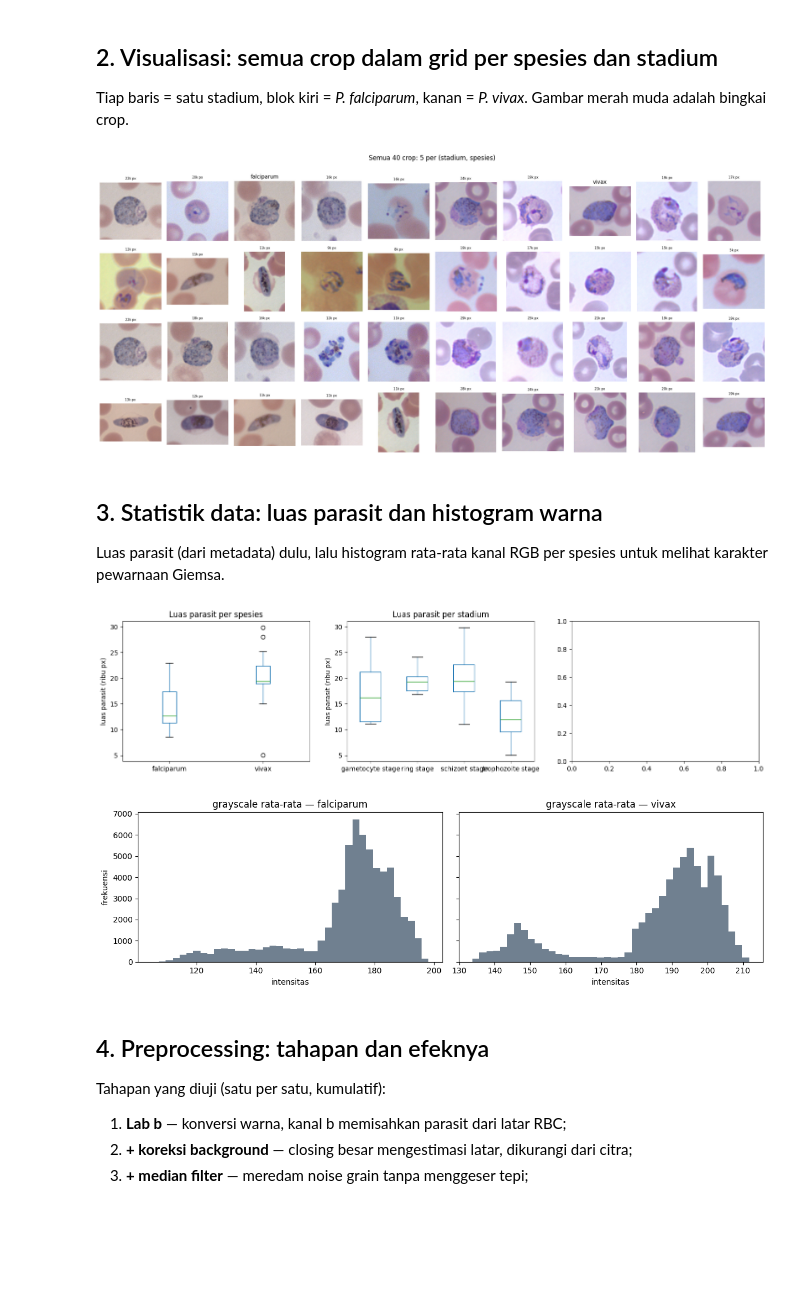
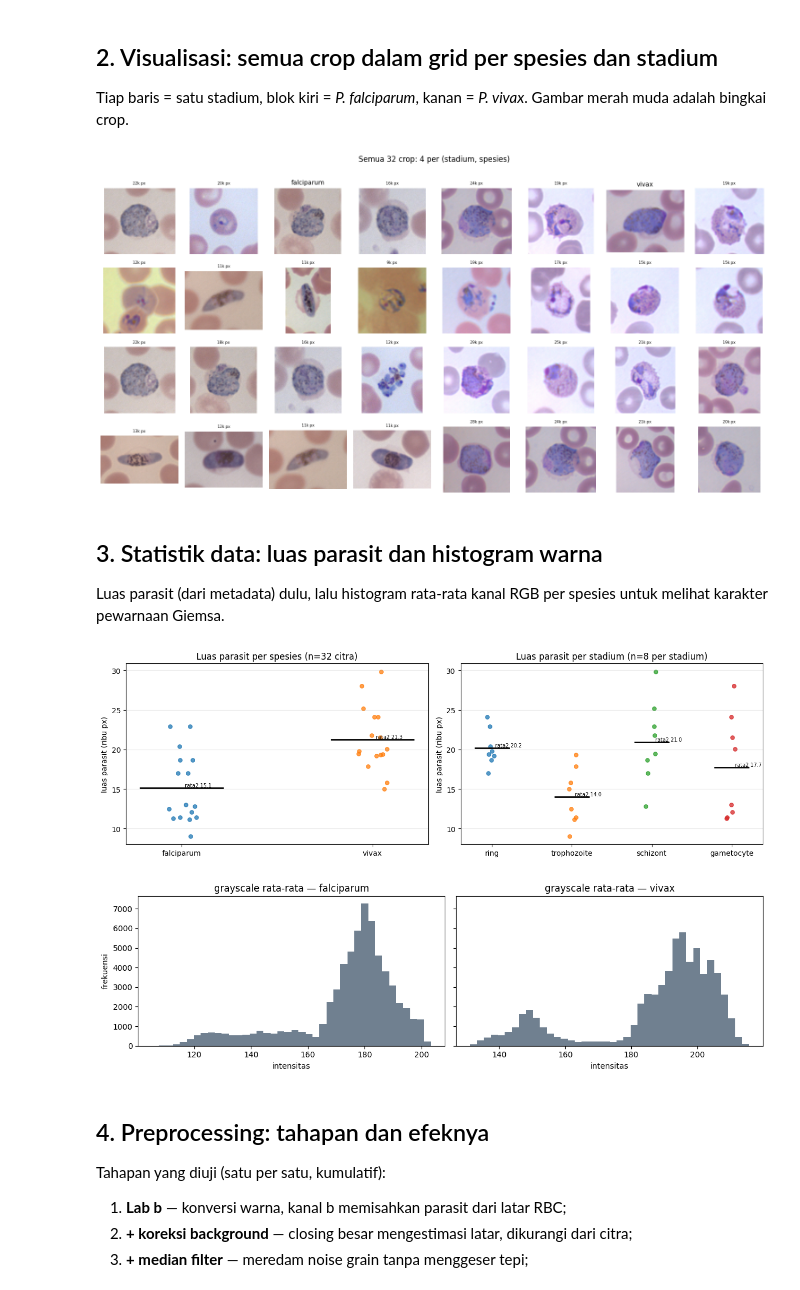
Before and after one commit to stringptr/citra-segmentasi-malaria, a Jupyter notebook: malaria_data_preprocessing.ipynb, the cells around one changed output. Saved outputs shown, nothing was run; the diff lists cells and outputs as text; code cells hidden in the pictures; blank space fills up the shorter version.

Commit message:
feat: benerin jumlah stage dan visualisasi
update progress ada di PROGRESS.md

```diff
--- a/malaria_data_preprocessing.ipynb
+++ b/malaria_data_preprocessing.ipynb
@@ -92,38 +92,51 @@ Tiap baris = satu stadium, blok kiri = *P. falciparum*, kanan = *P. vivax*. Gamb
 # %%
 stages = ['ring stage', 'trophozoite stage', 'schizont stage', 'gametocyte stage']
 species = ['falciparum', 'vivax']
 
-fig, axes = plt.subplots(len(stages), 2 * 5, figsize=(2.0, 2.0 * len(stages)) * np.array([9, 1]))
+per_group = int(meta.groupby(['species', 'stage']).size().max())
+fig, axes = plt.subplots(len(stages), 2 * per_group,
+                         figsize=(1.9 * per_group, 1.9 * len(stages)) * np.array([2, 1]))
 for i, st in enumerate(stages):
     for j, sp in enumerate(species):
         rows = meta[(meta.stage == st) & (meta.species == sp)].sort_values('filename')
         for k, (_, r) in enumerate(rows.iterrows()):
             idx = int(meta.index[meta.filename == r.filename][0])
-            ax = axes[i, j * 5 + k]
+            ax = axes[i, j * per_group + k]
             ax.imshow(crops[idx])
             ax.set_title(f'{r.parasite_area_px//1000}k px', fontsize=6)
 for ax in axes.ravel():
     ax.axis('off')
 for i, st in enumerate(stages):
     axes[i, 0].set_ylabel(st.replace(' stage', ''), fontsize=9)
 for j, sp in enumerate(species):
-    axes[0, j * 5 + 2].set_title(sp, fontsize=10)
-plt.suptitle('Semua 40 crop: 5 per (stadium, spesies)', y=1.01)
+    axes[0, j * per_group + per_group // 2].set_title(sp, fontsize=10)
+plt.suptitle(f'Semua {len(meta)} crop: {per_group} per (stadium, spesies)', y=1.01)
 plt.tight_layout(); plt.show()
 # %% [output]
-[figure, old version]
+[figure, new version]
 # %% [markdown]
 ## 3. Statistik data: luas parasit dan histogram warna
 
 Luas parasit (dari metadata) dulu, lalu histogram rata-rata kanal RGB per spesies untuk melihat karakter pewarnaan Giemsa.
 # %%
-fig, axes = plt.subplots(1, 3, figsize=(17, 4))
+fig, axes = plt.subplots(1, 2, figsize=(13, 4.2))
+rng = np.random.default_rng(42)
 meta2 = meta.copy(); meta2['area_k'] = meta2.parasite_area_px / 1000
-for ax, col in zip(axes[:2], ['species', 'stage']):
-    meta2.boxplot('area_k', by=col, ax=ax, grid=False)
-    ax.set_xlabel(''); ax.set_ylabel('luas parasit (ribu px)')
-axes[0].set_title('Luas parasit per spesies'); axes[1].set_title('Luas parasit per stadium')
-plt.suptitle(''); plt.show()
+for ax, col in zip(axes, ['species', 'stage']):
+    cats = list(meta2[col].unique())
+    for i, c in enumerate(cats):
+        vals = meta2.loc[meta2[col] == c, 'area_k'].to_numpy()
+        ax.scatter(np.full(len(vals), i) + rng.uniform(-0.08, 0.08, len(vals)), vals,
+                   s=28, alpha=0.75, label=None)
+        ax.hlines(vals.mean(), i - 0.22, i + 0.22, color='black', lw=2)
+        ax.text(i, vals.mean(), f'  rata2 {vals.mean():.1f}', va='bottom', fontsize=7)
+    ax.set_xticks(range(len(cats)))
+    ax.set_xticklabels([str(c).replace(' stage', '') for c in cats])
+    ax.set_ylabel('luas parasit (ribu px)')
+    ax.grid(axis='y', alpha=0.25)
+axes[0].set_title(f'Luas parasit per spesies (n={len(meta2)} citra)')
+axes[1].set_title('Luas parasit per stadium (n=8 per stadium)')
+plt.tight_layout(); plt.show()
 
 fig, axes = plt.subplots(1, 2, figsize=(12, 3.6), sharey=True)
 for ax, sp in zip(axes, species):
@@ -136,8 +149,8 @@ for ax, sp in zip(axes, species):
 axes[0].set_ylabel('frekuensi')
 plt.tight_layout(); plt.show()
 # %% [output]
-[figure, old version]
+[figure, new version]
-[figure, old version]
+[figure, new version]
 # %% [markdown]
 ## 4. Preprocessing: tahapan dan efeknya
 
```
Also changed, not shown: parts of 6 cells of this notebook, 1 other file.
